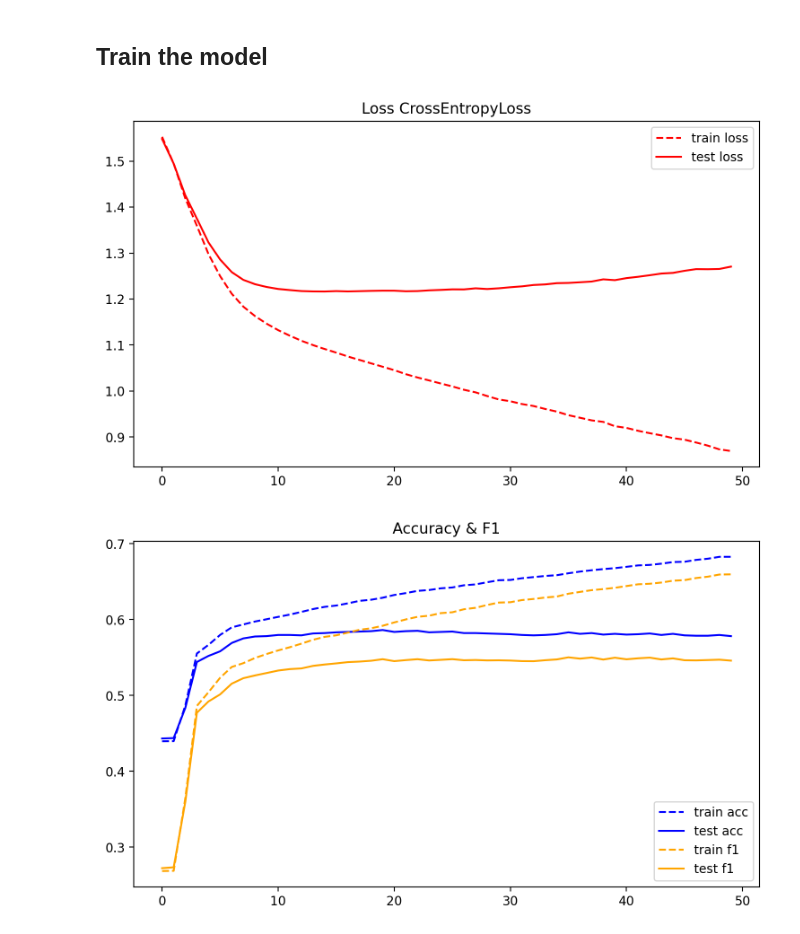
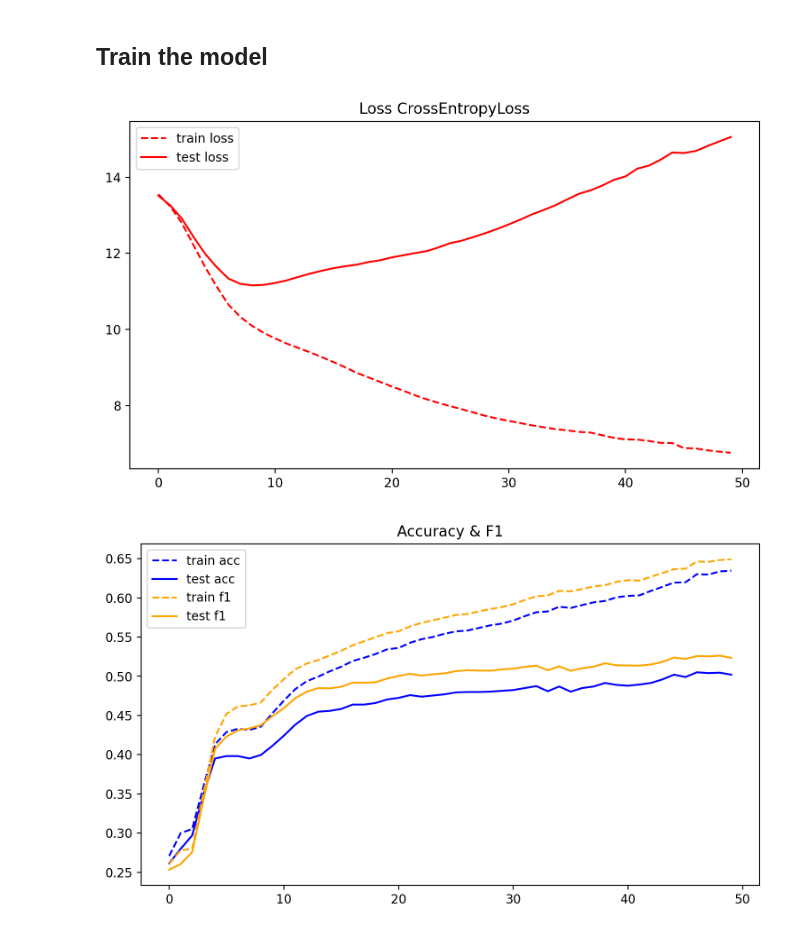
Before and after one commit to alxtrtw/multimodal-movies-emotion-recognition, a Jupyter notebook: classify.ipynb, the cells around one changed output. Cells and saved outputs as stored; diff of their text form; code cells hidden in the pictures.

Commit message:
added further experiments - weighted cross-entropy loss

```diff
--- a/classify.ipynb
+++ b/classify.ipynb
@@ -136,12 +140,22 @@ plt.rc('figure', figsize=(9, 5))
 model = ClipEmotionClassifier().cuda()
 model
 
-criterion = nn.CrossEntropyLoss()
+# weighted cross entropy loss
+class_counts = Y.sum(dim=0)
+class_percents = class_counts / class_counts.sum()
 
-optimizer = optim.SGD(model.parameters(), lr=0.003, momentum=0.9)
+# weights = 1 / class_percents
+# weights = weights / weights.sum()
+# weights = weights.tolist()
+
+weights = [len(Y) / float(c_count) for c_count in class_counts]
+
+criterion = nn.CrossEntropyLoss(weight=torch.tensor(weights).cuda())
+
+optimizer = optim.SGD(model.parameters(), lr=0.005, momentum=0.9)
 
 n_epochs = 50
-batch_size = 64
+batch_size = 128
 n_batches = X_train.shape[0] // batch_size
 train_losses, test_losses = [], []
 train_accuracies, test_accuracies = [], []
@@ -157,7 +171,8 @@ training_params = {
         'lr': optimizer.param_groups[0]['lr'],
         'momentum': optimizer.param_groups[0]['momentum']
     },
-    'criterion': criterion.__class__.__name__
+    'criterion': criterion.__class__.__name__,
+    'weights': weights
 }
 with open(f'./experiments/models/{model_name}.json', 'w') as f:
     json.dump(training_params, f)
@@ -199,40 +214,37 @@ for epoch in range(n_epochs):
         plt.savefig(f'./experiments/plots/{model_name}/{criterion.__class__.__name__}.png')
         plt.show()
 
-        # save plot
-
         train_acc = torch.sum(torch.argmax(train_outputs, dim=1) == torch.argmax(Y_train, dim=1)).cpu().numpy() / len(Y_train)
         test_acc = torch.sum(torch.argmax(test_outputs, dim=1) == torch.argmax(Y_test, dim=1)).cpu().numpy() / len(Y_test)
         train_accuracies.append(train_acc)
         test_accuracies.append(test_acc)
 
         # f1 scores
         train_f1 = f1_score(torch.argmax(Y_train.cpu(), dim=1), torch.argmax(train_outputs.cpu(), dim=1), average='weighted')
         test_f1 = f1_score(torch.argmax(Y_test.cpu(), dim=1), torch.argmax(test_outputs.cpu(), dim=1), average='weighted')
         train_f1_scores.append(train_f1)
         test_f1_scores.append(test_f1)
 
         plt.figure()
         plt.title('Accuracy & F1')
         plt.plot(train_accuracies, label='train acc', color='blue', linestyle='dashed')
         plt.plot(test_accuracies, label='test acc', color='blue')
         plt.plot(train_f1_scores, label='train f1', color='orange', linestyle='dashed')
         plt.plot(test_f1_scores, label='test f1', color='orange')
         plt.legend()
         plt.savefig(f'./experiments/plots/{model_name}/AccuracyF1.png')
         plt.show()
 
         cm = confusion_matrix(torch.argmax(Y_test.cpu(), dim=1), torch.argmax(test_outputs.cpu(), dim=1))
         plt.figure()
-        # for axis names use dict(enumerate(onehot_encoder.categories_[0]))
         sns.heatmap(cm, annot=True, fmt='d', cmap='Blues', xticklabels=onehot_encoder.categories_[0], yticklabels=onehot_encoder.categories_[0])
         plt.savefig(f'./experiments/plots/{model_name}/confusion_matrix.png')
         plt.show()
 
 
 
 # save final model
 torch.save(model, f'./experiments/models/{model_name}.pt')
 # %% [output]
-[figure, old version]
+[figure, new version]
-[figure, old version]
+[figure, new version]
```
Also changed, not shown: parts of 4 cells of this notebook, 6 other files.
